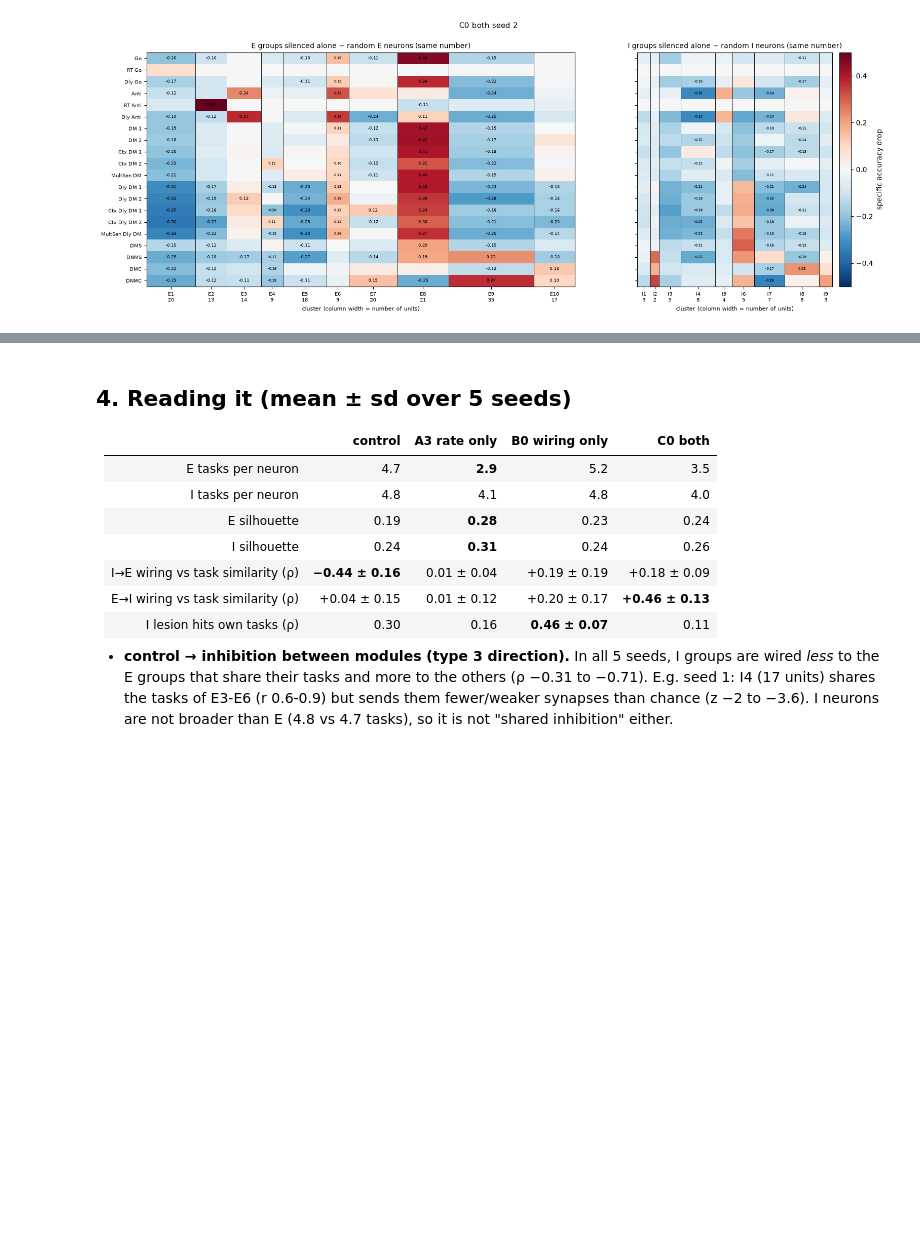
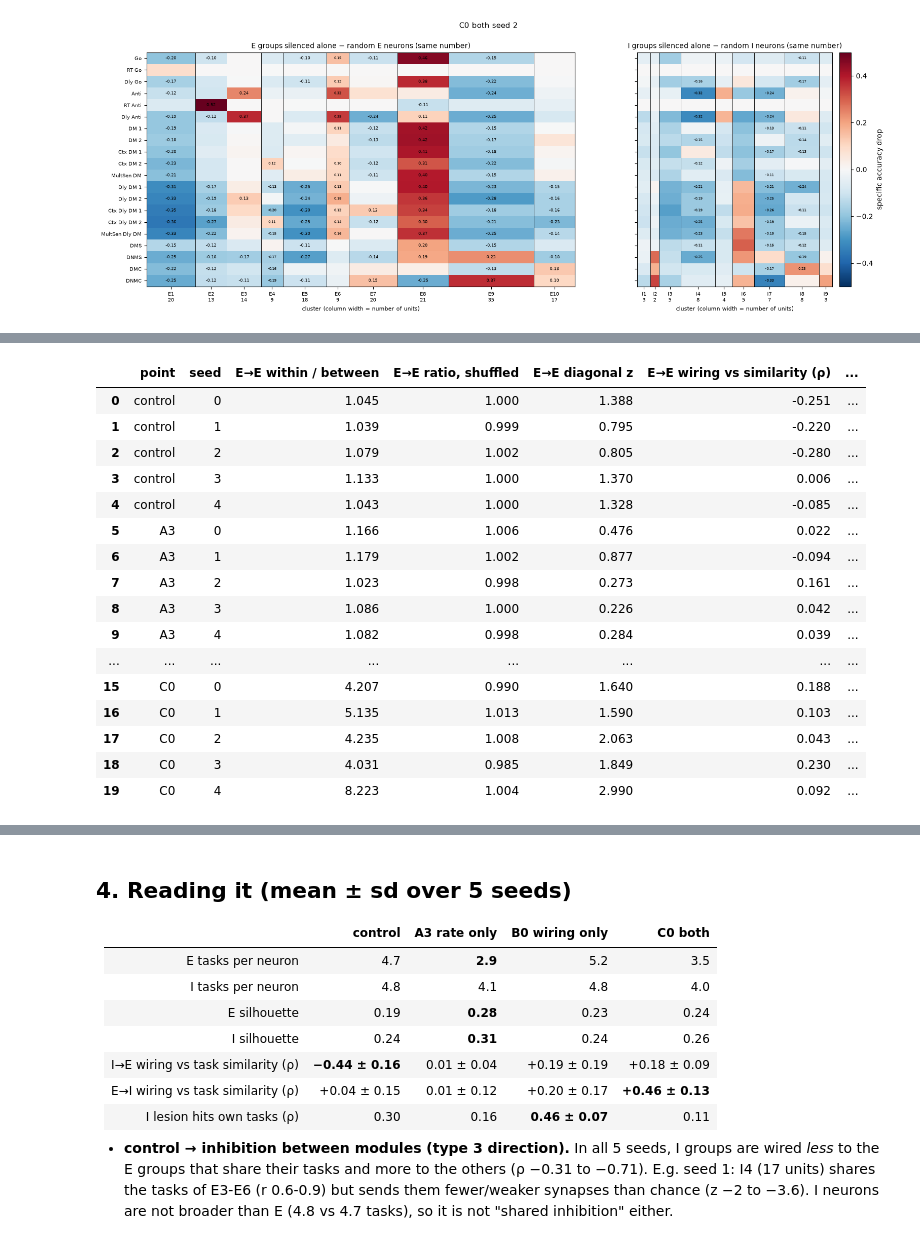
Before and after one commit to AtharvSuryawanshi/canonical_mc, a Jupyter notebook: notebooks/ei_modularity_150k.ipynb, the cells around one changed output, grey strips where cells are left out. Drawn from its saved outputs; the diff is of its cells as text; code cells hidden in the pictures; blank space fills up the shorter version.

```diff
--- a/notebooks/ei_modularity_150k.ipynb
+++ b/notebooks/ei_modularity_150k.ipynb
@@ -521,0 +543,86 @@ plot_ei(ALL["C0", s])
+# %%
+
+RUN150 = MOO_ZOOM_RUNS_DIR / "dale_all_woutfree_fanin_4pt_5seed_150k"
+POINTS = ["control", "A3", "B0", "C0"]
+runs150 = pd.read_csv(RUN150 / "runs.csv")
+
+
+def self_wiring(ckpt, n_shuffle=N_SHUFFLE):
+    with contextlib.redirect_stdout(io.StringIO()):
+        model, _cfg, ck = load_checkpoint(ckpt)
+    N, N_E = model.n_rnn, model.n_e
+    tv = np.asarray(ck["task_variance"], dtype=float)
+    total = tv.sum(0)
+    active = total > 1e-2 * total.max()
+    normfull = tv / np.maximum(tv.max(0, keepdims=True), 1e-30)
+    W = model.effective_w_rec().detach().numpy()
+    scale = model.ei_row_scale().detach().numpy()[:, None]
+    A = np.where(np.abs(W) / scale > PRESENT, np.abs(W), 0.0)          # pruned synapses count as 0
+    rng = np.random.default_rng(0)
+    out = {}
+    for pop, sel, k_max in (("E", np.arange(N) < N_E, 20), ("I", np.arange(N) >= N_E, 10)):
+        units = np.flatnonzero(active & sel)
+        lab, K, sil, local = cluster_pop(normfull[:, units], k_max)       # same clustering as section 1
+        prof = np.stack([normfull[:, units[lab == c]].mean(axis=1) for c in range(K)])
+        Ap = A[np.ix_(units, units)]
+
+        def blocks(l):
+            G = np.eye(K)[l]
+            n = G.sum(0)
+            pairs = np.outer(n, n) - np.diag(n)                              # no self-connections
+            with np.errstate(invalid="ignore", divide="ignore"):
+                return (G.T @ Ap @ G) / pairs
+        B = blocks(lab)
+        null = np.array([blocks(rng.permutation(lab)) for _ in range(n_shuffle)])
+        with np.errstate(invalid="ignore", divide="ignore"):
+            z = (B - null.mean(0)) / null.std(0)
+        sim = np.corrcoef(prof) if K > 1 else np.ones((1, 1))
+        off = ~np.eye(K, dtype=bool)
+        sizes = np.bincount(lab, minlength=K)
+        # within / between: mean |w| over all within-group pairs / over all between-group pairs (pair-weighted)
+        G = np.eye(K)[lab]
+        same = (G @ G.T).astype(bool)
+        np.fill_diagonal(same, False)
+        diff = ~(G @ G.T).astype(bool)
+        ratio = Ap[same].mean() / Ap[diff].mean() if same.any() and diff.any() else np.nan
+        null_ratio = []
+        for _ in range(200):
+            Gs = np.eye(K)[rng.permutation(lab)]
+            s2 = (Gs @ Gs.T).astype(bool); np.fill_diagonal(s2, False)
+            null_ratio.append(Ap[s2].mean() / Ap[~(Gs @ Gs.T).astype(bool)].mean())
+        ok = off & np.isfinite(z)
+        out[pop] = dict(K=K, sizes=sizes, z=z, sim=sim, ratio=ratio, null_ratio=np.array(null_ratio),
+                        rho=spearmanr(sim[ok], z[ok])[0] if ok.sum() > 2 else np.nan,
+                        diag_z=np.nanmean(np.diag(z)))
+    return out
+
+
+SW = {(p, s): self_wiring(RUN150 / p / f"seed_{s:02d}.pt") for p in POINTS for s in range(5)}
+rows = []
+for (p, s), R in SW.items():
+    rows.append({"point": p, "seed": s,
+                 "E→E within / between": R["E"]["ratio"], "E→E ratio, shuffled": R["E"]["null_ratio"].mean(),
+                 "E→E diagonal z": R["E"]["diag_z"], "E→E wiring vs similarity (ρ)": R["E"]["rho"],
+                 "I→I within / between": R["I"]["ratio"], "I→I ratio, shuffled": R["I"]["null_ratio"].mean(),
+                 "I→I diagonal z": R["I"]["diag_z"], "I→I wiring vs similarity (ρ)": R["I"]["rho"]})
+TW = pd.DataFrame(rows)
+display(TW.round(3))
+display(TW.drop(columns="seed").groupby("point", sort=False).agg(["mean", "std"]).round(3).T)
+# %% [output]
+|  | point | seed | E→E within / between | E→E ratio, shuffled | E→E diagonal z | E→E wiring vs similarity (ρ) | ... |
+| 0 | control | 0 | 1.045 | 1.000 | 1.388 | -0.251 | ... |
+| 1 | control | 1 | 1.039 | 0.999 | 0.795 | -0.220 | ... |
+| 2 | control | 2 | 1.079 | 1.002 | 0.805 | -0.280 | ... |
+| 3 | control | 3 | 1.133 | 1.000 | 1.370 | 0.006 | ... |
+| 4 | control | 4 | 1.043 | 1.000 | 1.328 | -0.085 | ... |
+| 5 | A3 | 0 | 1.166 | 1.006 | 0.476 | 0.022 | ... |
+| 6 | A3 | 1 | 1.179 | 1.002 | 0.877 | -0.094 | ... |
+| 7 | A3 | 2 | 1.023 | 0.998 | 0.273 | 0.161 | ... |
+| 8 | A3 | 3 | 1.086 | 1.000 | 0.226 | 0.042 | ... |
+| 9 | A3 | 4 | 1.082 | 0.998 | 0.284 | 0.039 | ... |
+| ... | ... | ... | ... | ... | ... | ... | ... |
+| 15 | C0 | 0 | 4.207 | 0.990 | 1.640 | 0.188 | ... |
+| 16 | C0 | 1 | 5.135 | 1.013 | 1.590 | 0.103 | ... |
+| 17 | C0 | 2 | 4.235 | 1.008 | 2.063 | 0.043 | ... |
+| 18 | C0 | 3 | 4.031 | 0.985 | 1.849 | 0.230 | ... |
+| 19 | C0 | 4 | 8.223 | 1.004 | 2.990 | 0.092 | ... |
```
Also changed, not shown: parts of 6 cells of this notebook.
